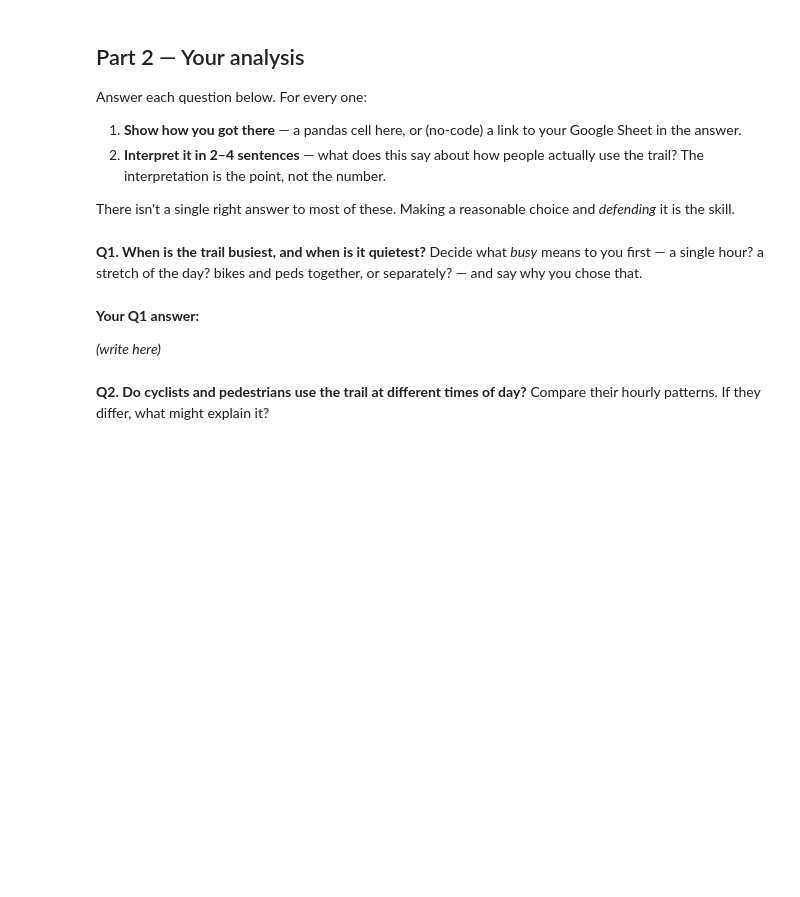
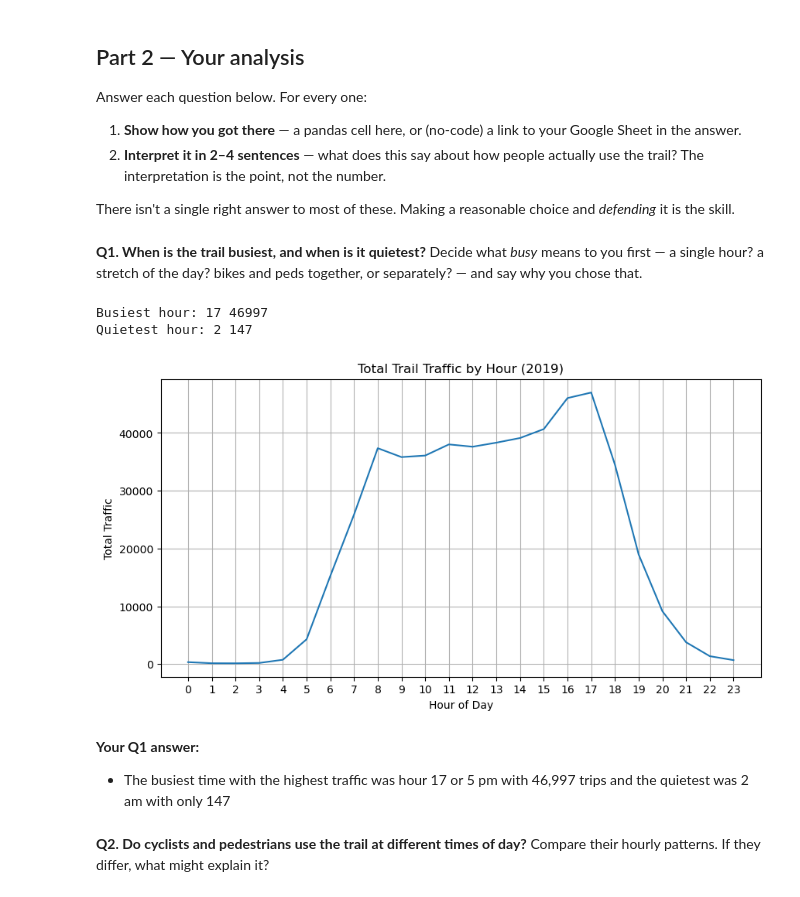
Before and after one commit to cooluj/hcde-410, a Jupyter notebook: A1/A1.ipynb, the cells around one changed output. Cells and saved outputs as stored; diff of their text form; code cells hidden in the pictures; blank space fills up the shorter version.

```diff
--- a/A1/A1.ipynb
+++ b/A1/A1.ipynb
@@ -141,10 +141,28 @@ There isn't a single right answer to most of these. Making a reasonable choice a
 Decide what *busy* means to you first — a single hour? a stretch of the day? bikes and peds together, or separately? — and say why you chose that.
 # %%
 # Your code for Q1 (or put a Google Sheets link in your written answer below)
+df["total_traffic"] = df["bikes"] + df["peds"]
+
+hourly_traffic = df.groupby("hour")["total_traffic"].sum()
+
+print("Busiest hour:", hourly_traffic.idxmax(), hourly_traffic.max())
+print("Quietest hour:", hourly_traffic.idxmin(), hourly_traffic.min())
+
+hourly_traffic.plot(kind="line", figsize=(10, 5))
+plt.title("Total Trail Traffic by Hour (2019)")
+plt.xlabel("Hour of Day")
+plt.ylabel("Total Traffic")
+plt.xticks(range(24))
+plt.grid(True)
+plt.show()
+# %% [output]
+Busiest hour: 17 46997
+Quietest hour: 2 147
+[figure, added]
 # %% [markdown]
 **Your Q1 answer:**
 
-*(write here)*
+* The busiest time with the highest traffic was hour 17 or 5 pm with 46,997 trips and the quietest was 2 am with only 147
 # %% [markdown]
 **Q2. Do cyclists and pedestrians use the trail at different times of day?**
 Compare their hourly patterns. If they differ, what might explain it?
```
Also changed, not shown: parts of 7 cells of this notebook, 1 other file.
